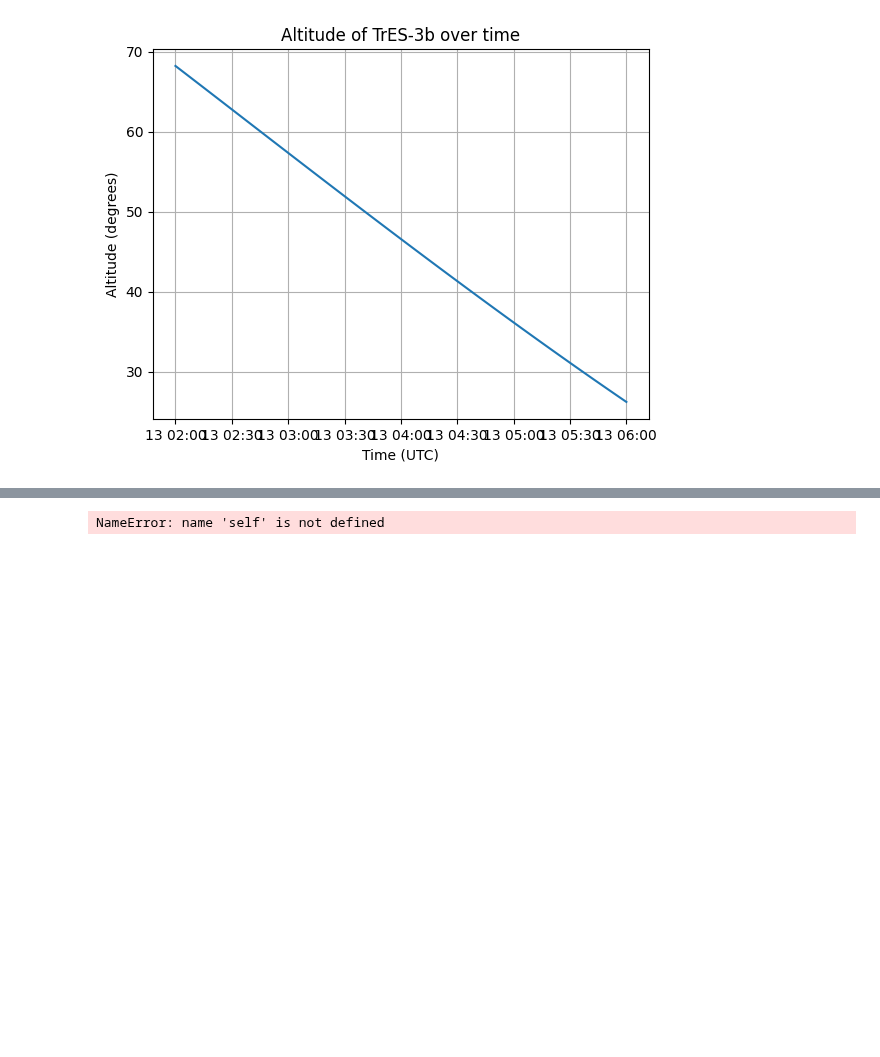
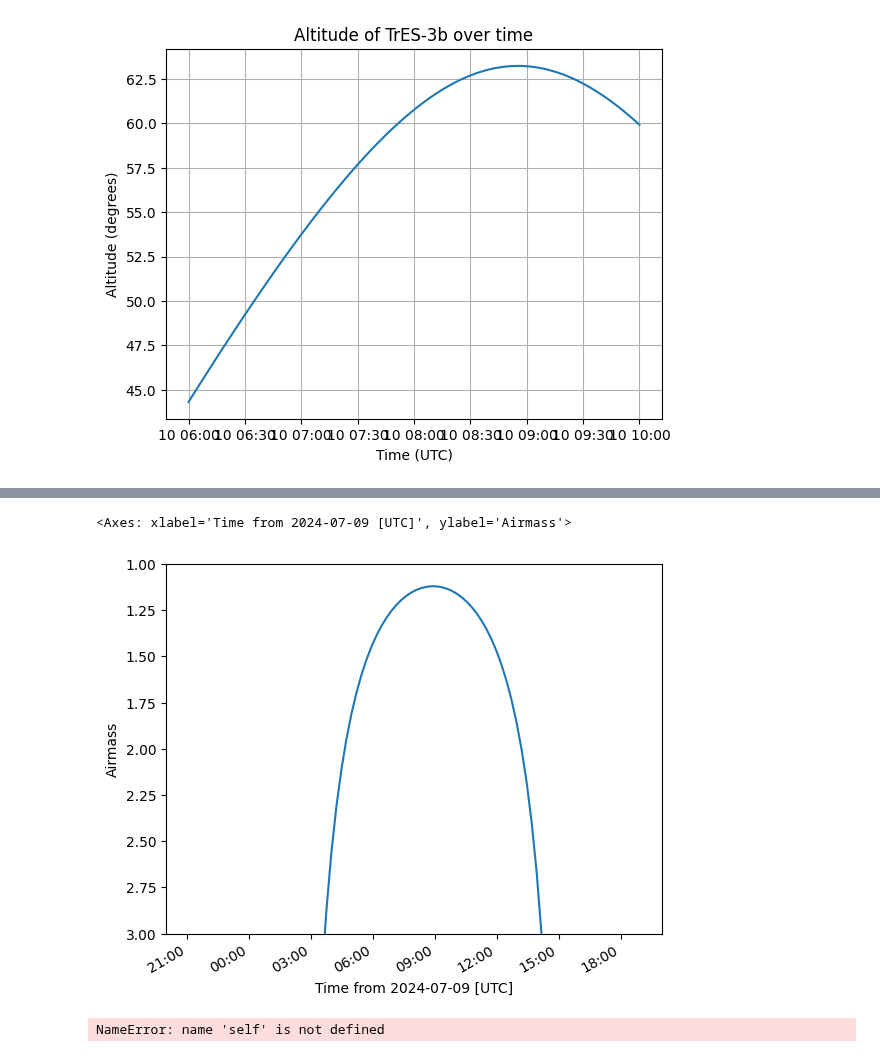
Before and after one commit to BoiseStatePlanetary/susie, a Jupyter notebook: notebooks/astroplan_examples.ipynb, the cells around one changed output, grey strips where cells are left out. Cells and saved outputs as stored; diff of their text form; code cells hidden in the pictures; blank space fills up the shorter version.

```diff
--- a/notebooks/astroplan_examples.ipynb
+++ b/notebooks/astroplan_examples.ipynb
@@ -215,11 +216,11 @@ eclipse_duration = (0.054916667+(1/12))* u.day
 transit = EclipsingSystem(primary_eclipse_time=primary_eclipse_time,
                            orbital_period=orbital_period, duration=eclipse_duration,
                            name='TrES-3b')
-target = FixedTarget.from_name('TrES-3b')
+target = FixedTarget.from_name('HAT-P-23b') # USING HAT-P-23
 
 
 ### Change to sunset and sunrise
-obs_time = Time('2024-10-1 00:00')
+obs_time = Time('2024-07-1 00:00')
 n_transits = 10
 min_local_time = dt.time(2, 0) # local time plus 6 for utc constraint
 max_local_time = dt.time(10, 0)
@@ -278,7 +279,7 @@ for i, (ingress, egress) in enumerate(zip(ingress_times_iso, egress_times_iso)):
 # Eclipse 1: Ingress: 2024-10-12 20:03:53.712003-06:00, Egress: 2024-10-12 23:28:57.360013-06:00
 # %%
 # Altitude at the specific time
-obs_time = Time('2024-10-13 04:00')
+obs_time = Time('2024-07-10 08:00')
 altitude = boiseState.altaz(obs_time, target).alt
 print(f"Altitude of TrES-3b at {obs_time}: {altitude:.2f}")
 
@@ -295,4 +296,6 @@ plt.ylabel('Altitude (degrees)')
 plt.title('Altitude of TrES-3b over time')
 plt.grid(True)
 plt.show()
+
+plots.plot_airmass(target,boiseState,obs_time)
 # %% [output]
@@ -300 +303 @@ Altitude of TrES-3b at 2024-10-13 04:00:00.000: 46.59 deg
-[figure, old version]
+[figure, new version]
@@ -301,3 +305,5 @@ Altitude of TrES-3b at 2024-10-13 04:00:00.000: 46.59 deg
+<Axes: xlabel='Time from 2024-07-09 [UTC]', ylabel='Airmass'>
+[figure, added]
 # %%
 #  Using astroquery
 from astroquery.ipac.nexsci.nasa_exoplanet_archive import NasaExoplanetArchive
```
Also changed, not shown: parts of 4 cells of this notebook, 2 other files.
